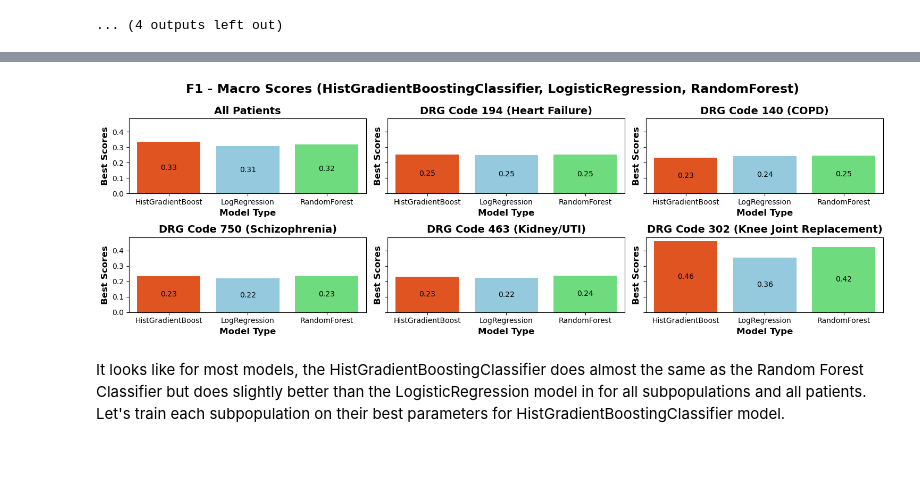
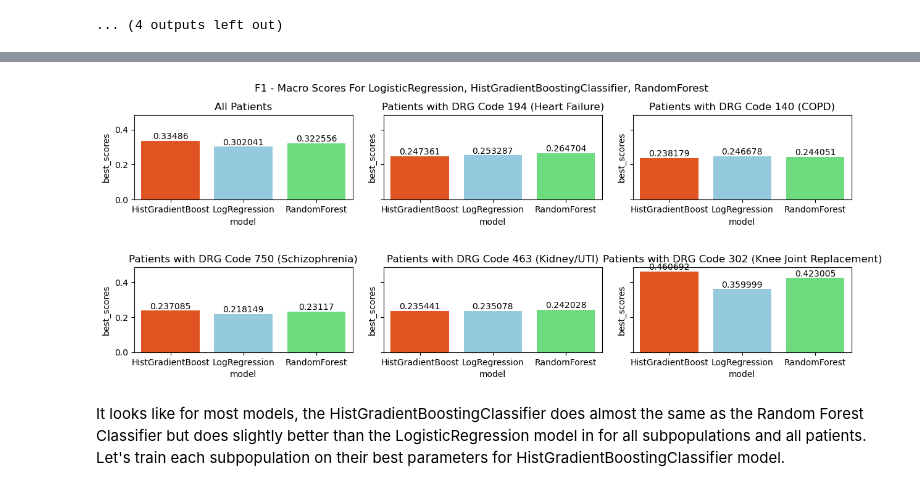
Before and after one commit to srilekha-sikhinam/medficient, a Jupyter notebook: notebooks/Total Cost Classification Model.ipynb, the cells around one changed output, grey strips where cells are left out. Cells and saved outputs as stored; diff of their text form; code cells hidden in the pictures; blank space fills up the shorter version.

```diff
--- a/notebooks/Total Cost Classification Model.ipynb
+++ b/notebooks/Total Cost Classification Model.ipynb
@@ -116,8 +70,8 @@ print("Maximum Total Cost:", maxcost)
 
 #Bin the data by length of stay ranges
 bins = [1, 5000, 10000, 15000, 20000, 30000, 50000, 1250000]
-labels = ['1 - 5,000', '5,001 - 10,000', '10,001 - 15,000', '15,001 - 20,000'
-          , '20,001 - 30,000', '30,001 - 50,000', '50,001 - 1,250,000']
+labels = ['1 - 5000', '5001 - 10000', '10001 - 15000', '15001 - 20000'
+          , '20001 - 30000', '30001 - 50000', '50001 - 1250000']
 
 all_patient_df_bins = all_patient_df.copy()
 all_patient_df_bins['Total Costs Bin'] = pd.cut(x = all_patient_df_bins['Total Costs'],
@@ -627,60 +593,47 @@ randomized_search_results.to_csv('data/Cost Best Params_various models.csv')
 # %%
 #Create visualization for each subpopulation for each model
 import seaborn as sns
 
-fig, axes = plt.subplots(2, 3, figsize=(15,5), sharey=True)
+fig, axes = plt.subplots(2, 3, figsize=(15, 5), sharey=True)
 
-fig.subplots_adjust(hspace=0.7, wspace=0.175)
+fig.subplots_adjust(hspace=0.8, wspace=0.140)
 
 
-fig.suptitle('F1 - Macro Scores (HistGradientBoostingClassifier, LogisticRegression, RandomForest)',  fontsize=17, weight='bold')
+fig.suptitle('F1 - Macro Scores For LogisticRegression, HistGradientBoostingClassifier, RandomForest')
 
 all_patients = randomized_search_results[randomized_search_results['subpopulation'] == 'all']
 heart_patients = randomized_search_results[randomized_search_results['subpopulation'] == 194.0]
 copd_patients = randomized_search_results[randomized_search_results['subpopulation'] == 140.0]
 schizophrenia_patients = randomized_search_results[randomized_search_results['subpopulation'] == 750.0]
 kidney_patients = randomized_search_results[randomized_search_results['subpopulation'] == 463.0]
 knee_rep_patients = randomized_search_results[randomized_search_results['subpopulation'] == 302.0]
 
 sns.barplot(ax=axes[0, 0], x=all_patients['model'], y=all_patients['best_scores'], palette=['orangered', 'skyblue','#5CED73'])
-axes[0, 0].set_title('All Patients',fontsize=14, weight='bold')
-axes[0, 0].set_xlabel('Model Type',fontsize=12, weight='bold')
-axes[0, 0].set_ylabel('Best Scores',fontsize=12, weight='bold')
-axes[0, 0].bar_label(axes[0,0].containers[0], label_type='center', fmt='%.2f')
+axes[0, 0].set_title('All Patients')
+axes[0, 0].bar_label(axes[0,0].containers[0])
 
 sns.barplot(ax=axes[0, 1], x=heart_patients['model'], y=heart_patients['best_scores'], palette=['orangered', 'skyblue','#5CED73'])
-axes[0, 1].set_title('DRG Code 194 (Heart Failure)',fontsize=14, weight='bold')
-axes[0, 1].set_xlabel('Model Type',fontsize=12, weight='bold')
-axes[0, 1].set_ylabel('Best Scores',fontsize=12, weight='bold')
-axes[0, 1].bar_label(axes[0,1].containers[0], label_type='center', fmt='%.2f')
+axes[0, 1].set_title('Patients with DRG Code 194 (Heart Failure)')
+axes[0, 1].bar_label(axes[0,1].containers[0])
 
 sns.barplot(ax=axes[0, 2], x=copd_patients['model'], y=copd_patients['best_scores'], palette=['orangered', 'skyblue','#5CED73'])
-axes[0, 2].set_title('DRG Code 140 (COPD)',fontsize=14, weight='bold')
-axes[0, 2].set_xlabel('Model Type',fontsize=12, weight='bold')
-axes[0, 2].set_ylabel('Best Scores',fontsize=12, weight='bold')
-axes[0, 2].bar_label(axes[0,2].containers[0], label_type='center', fmt='%.2f')
+axes[0, 2].set_title('Patients with DRG Code 140 (COPD)')
+axes[0, 2].bar_label(axes[0,2].containers[0])
 
 sns.barplot(ax=axes[1, 0], x=schizophrenia_patients['model'], y=schizophrenia_patients['best_scores'], palette=['orangered', 'skyblue','#5CED73'])
-axes[1, 0].set_title('DRG Code 750 (Schizophrenia)',fontsize=14, weight='bold')
-axes[1, 0].set_xlabel('Model Type',fontsize=12, weight='bold')
-axes[1, 0].set_ylabel('Best Scores',fontsize=12, weight='bold')
-axes[1, 0].bar_label(axes[1, 0].containers[0], label_type='center', fmt='%.2f')
+axes[1, 0].set_title('Patients with DRG Code 750 (Schizophrenia)')
+axes[1, 0].bar_label(axes[1, 0].containers[0])
 
 sns.barplot(ax=axes[1, 1], x=kidney_patients['model'], y=kidney_patients['best_scores'], palette=['orangered', 'skyblue','#5CED73'])
-axes[1, 1].set_title('DRG Code 463 (Kidney/UTI)',fontsize=14, weight='bold')
-axes[1, 1].set_xlabel('Model Type',fontsize=12, weight='bold')
-axes[1, 1].set_ylabel('Best Scores',fontsize=12, weight='bold')
-axes[1, 1].bar_label(axes[1,1].containers[0], label_type='center', fmt='%.2f')
+axes[1, 1].set_title('Patients with DRG Code 463 (Kidney/UTI)')
+axes[1, 1].bar_label(axes[1,1].containers[0])
 
 sns.barplot(ax=axes[1, 2], x=knee_rep_patients['model'], y=knee_rep_patients['best_scores'], palette=['orangered', 'skyblue','#5CED73'])
-axes[1, 2].set_title('DRG Code 302 (Knee Joint Replacement)',fontsize=14, weight='bold')
-axes[1, 2].set_xlabel('Model Type',fontsize=12, weight='bold')
-axes[1, 2].set_ylabel('Best Scores',fontsize=12, weight='bold')
-axes[1, 2].bar_label(axes[1, 2].containers[0],label_type='center', fmt='%.2f')
-plt.tight_layout()
+axes[1, 2].set_title('Patients with DRG Code 302 (Knee Joint Replacement)')
+axes[1, 2].bar_label(axes[1, 2].containers[0])
 plt.savefig('data/visualizations/Cost_PerfomanceAcrossModels.png')
 # %% [output]
-[figure, old version]
+[figure, new version]
 # %% [markdown]
 It looks like for most models, the HistGradientBoostingClassifier does almost the same as the Random Forest Classifier but does slightly better than the LogisticRegression model in for all subpopulations and all patients. Let's train each subpopulation on their best parameters for HistGradientBoostingClassifier model.
 # %%
```
Also changed, not shown: parts of 24 cells of this notebook.
